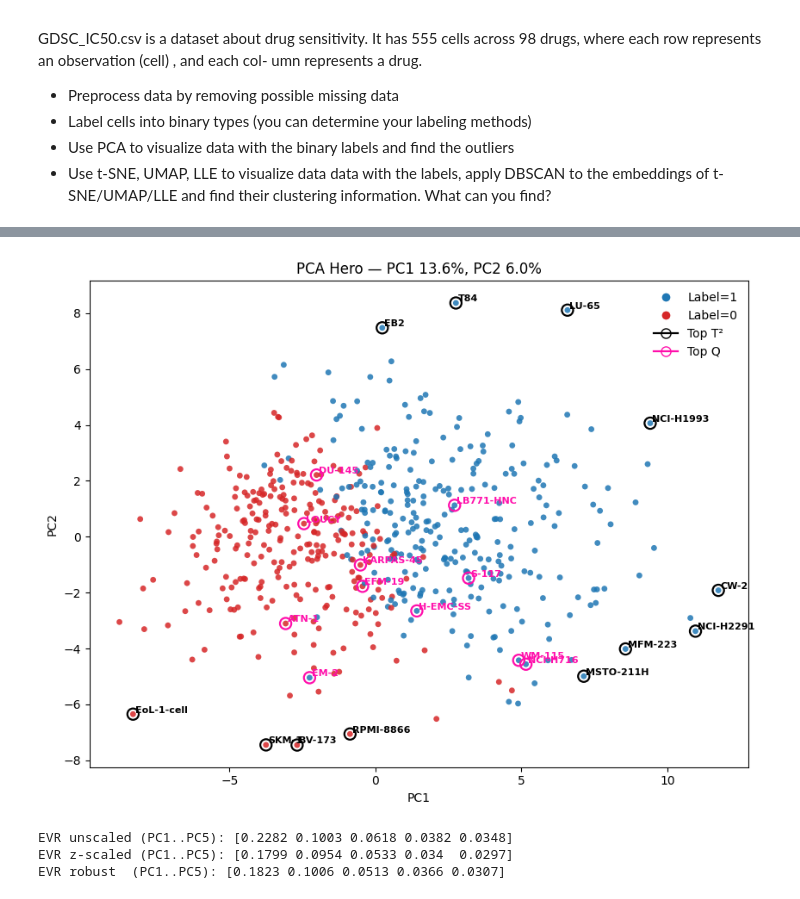
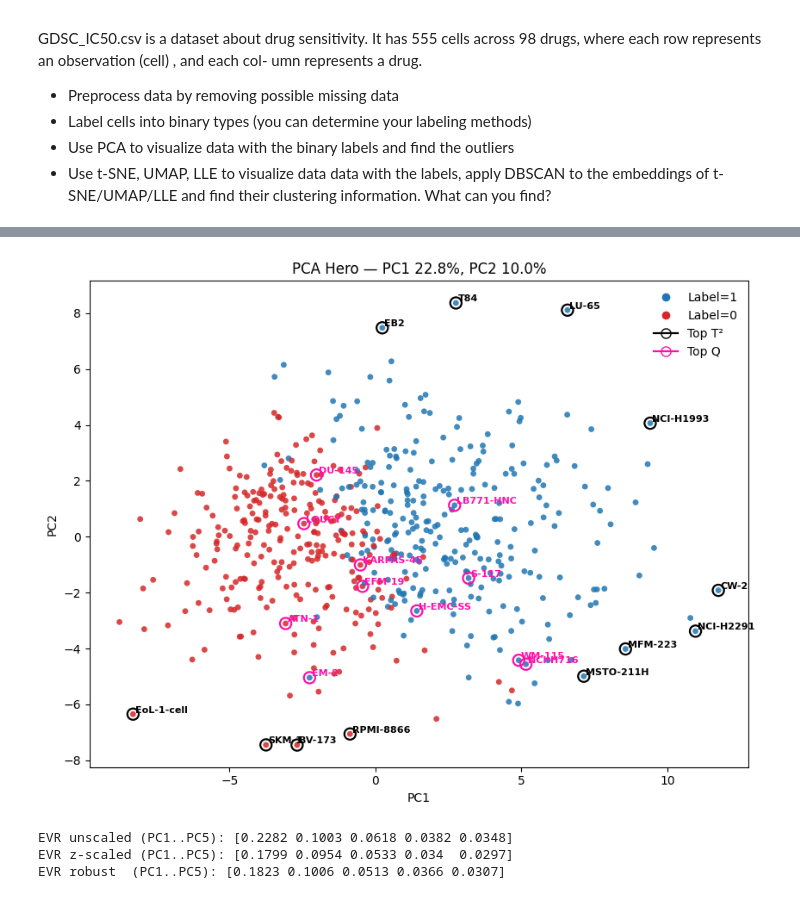
Before and after one commit to Brennan-Chan/Big-Data-Project-1, a Jupyter notebook: Project1-V0.0.1.ipynb, the cells around one changed output, grey strips where cells are left out. Cells and saved outputs as stored; diff of their text form; code cells hidden in the pictures.

```diff
--- a/Project1-V0.0.1.ipynb
+++ b/Project1-V0.0.1.ipynb
@@ -534,48 +598,64 @@ NCI-H1993   18.031386  23.347961   9.272738   9.411032  4.063187      1
 
 # annotate top-N of each type
 N = 12
 top_T2 = top_T2_2D_table.nlargest(N, "T2").index
 topQ  = top_Q_table.nlargest(N, "Q").index
 
 is_topT2 = X.index.isin(top_T2)
 is_topQ  = X.index.isin(topQ)
 
-# base scatter
+# Get labels aligned to the PCA data (555 samples)
+y = cell_labels.loc[X.index, "cell_label"].astype(int).to_numpy()
+
+# Sanity check — should both be 555
+assert len(y) == scores_2d.shape[0], "Label length mismatch with PCA scores"
+
+# Define colors: blue = label 1 (sensitive), red = label 0 (resistant)
+colors = np.where(y == 1, "#1f77b4", "#d62728")
+
+# Get variance percentages for title
+pc1_pct = pca_k.explained_variance_ratio_[0] * 100
+pc2_pct = pca_k.explained_variance_ratio_[1] * 100
+
+# Create the plot
 plt.figure(figsize=(8.6, 6.6))
-plt.scatter(scores_2d[:,0], scores_2d[:,1],
-            s=24, c=np.where(y==1, "#1f77b4", "#d62728"), alpha=0.85, linewidths=0)
+plt.scatter(scores_2d[:, 0], scores_2d[:, 1],
+            s=24, c=colors, alpha=0.85, linewidths=0)
 
-# emphasize T² outliers
-plt.scatter(scores_2d[is_topT2,0], scores_2d[is_topT2,1],
+# Highlight top T² and Q outliers
+plt.scatter(scores_2d[is_topT2, 0], scores_2d[is_topT2, 1],
             s=90, facecolors="none", edgecolors="k", linewidths=1.6, zorder=3, label="Top T² 2D")
 
-# emphasize Q outliers (that aren’t already in T² set)
 onlyQ = np.logical_and(is_topQ, ~is_topT2)
-plt.scatter(scores_2d[onlyQ,0], scores_2d[onlyQ,1],
+plt.scatter(scores_2d[onlyQ, 0], scores_2d[onlyQ, 1],
             s=90, facecolors="none", edgecolors="#ff0eab", linewidths=1.6, zorder=3, label="Top Q")
 
-# (optional) annotate names for both sets
+# Optional: annotate labels for outliers
 def annotate(mask, color):
-    for x,yc,name in zip(scores_2d[mask,0], scores_2d[mask,1], X.index[mask]):
-        plt.text(x+0.02*np.std(scores_2d[:,0]), yc+0.02*np.std(scores_2d[:,1]),
+    for x0, y0, name in zip(scores_2d[mask, 0], scores_2d[mask, 1], X.index[mask]):
+        plt.text(x0 + 0.02*np.std(scores_2d[:,0]),
+                 y0 + 0.02*np.std(scores_2d[:,1]),
                  name, fontsize=8, weight="semibold", color=color)
+
 annotate(is_topT2, "black")
 annotate(onlyQ, "#ff0eab")
 
-pc1_pct = ev[0]; pc2_pct = ev[1]
 plt.title(f"PCA Hero — PC1 {pc1_pct:.1f}%, PC2 {pc2_pct:.1f}%")
-plt.xlabel("PC1"); plt.ylabel("PC2")
-from matplotlib.lines import Line2D
+plt.xlabel("PC1")
+plt.ylabel("PC2")
+
+# Custom legend
 legend_elems = [
     Line2D([0],[0], marker='o', color='w', markerfacecolor="#1f77b4", label='Label=1', markersize=8),
     Line2D([0],[0], marker='o', color='w', markerfacecolor="#d62728", label='Label=0', markersize=8),
     Line2D([0],[0], marker='o', color='k', markerfacecolor='none', label='Top T²', markersize=8, linewidth=1.6),
     Line2D([0],[0], marker='o', color="#ff0eab", markerfacecolor='none', label='Top Q', markersize=8, linewidth=1.6),
 ]
 plt.legend(handles=legend_elems, frameon=False, loc="best")
-plt.tight_layout(); plt.show()
+plt.tight_layout()
+plt.show()
 # %% [output]
-[figure, old version]
+[figure, new version]
 # %%
 # 0) Start from your wide matrix
 X_df = drug_df_wide.apply(pd.to_numeric, errors="coerce")
```
Also changed, not shown: parts of 3 cells of this notebook.
